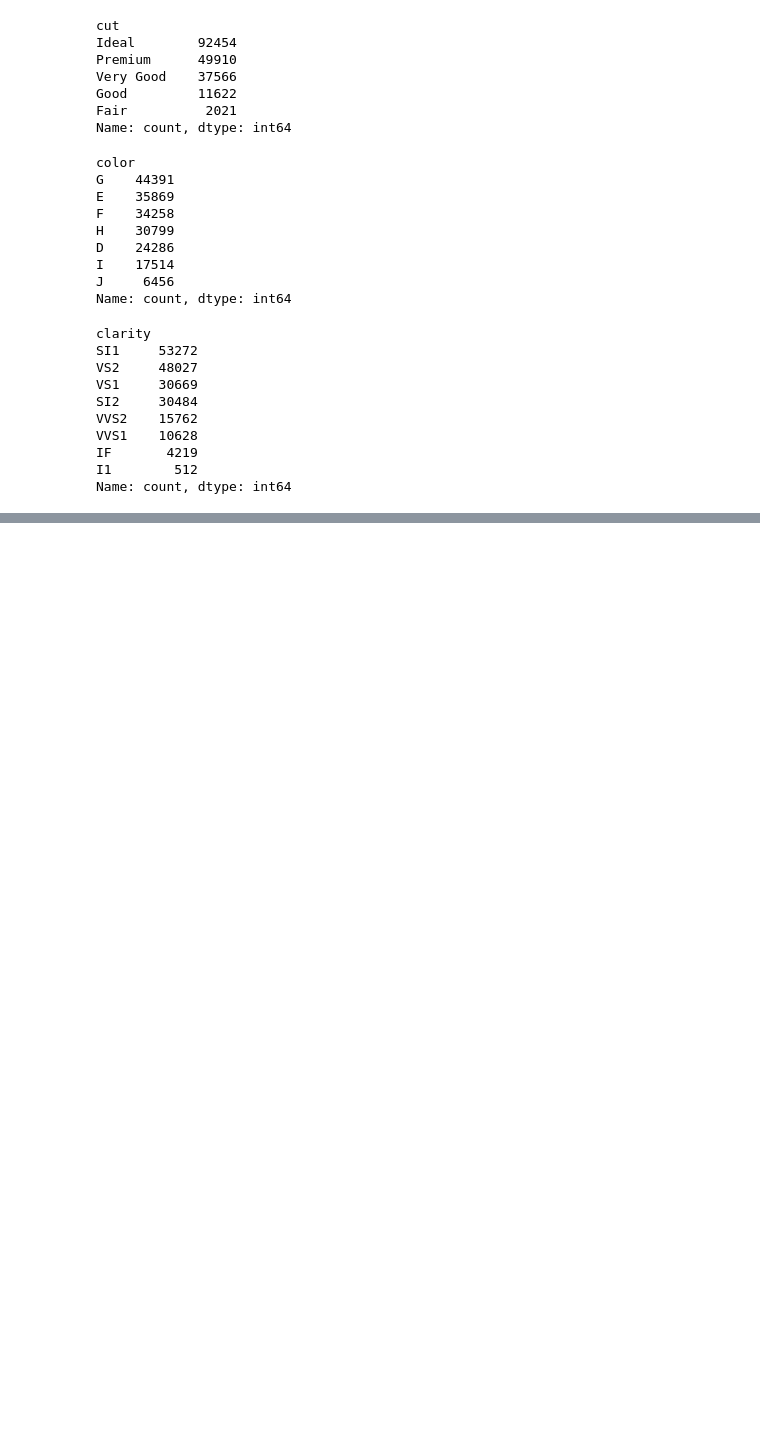
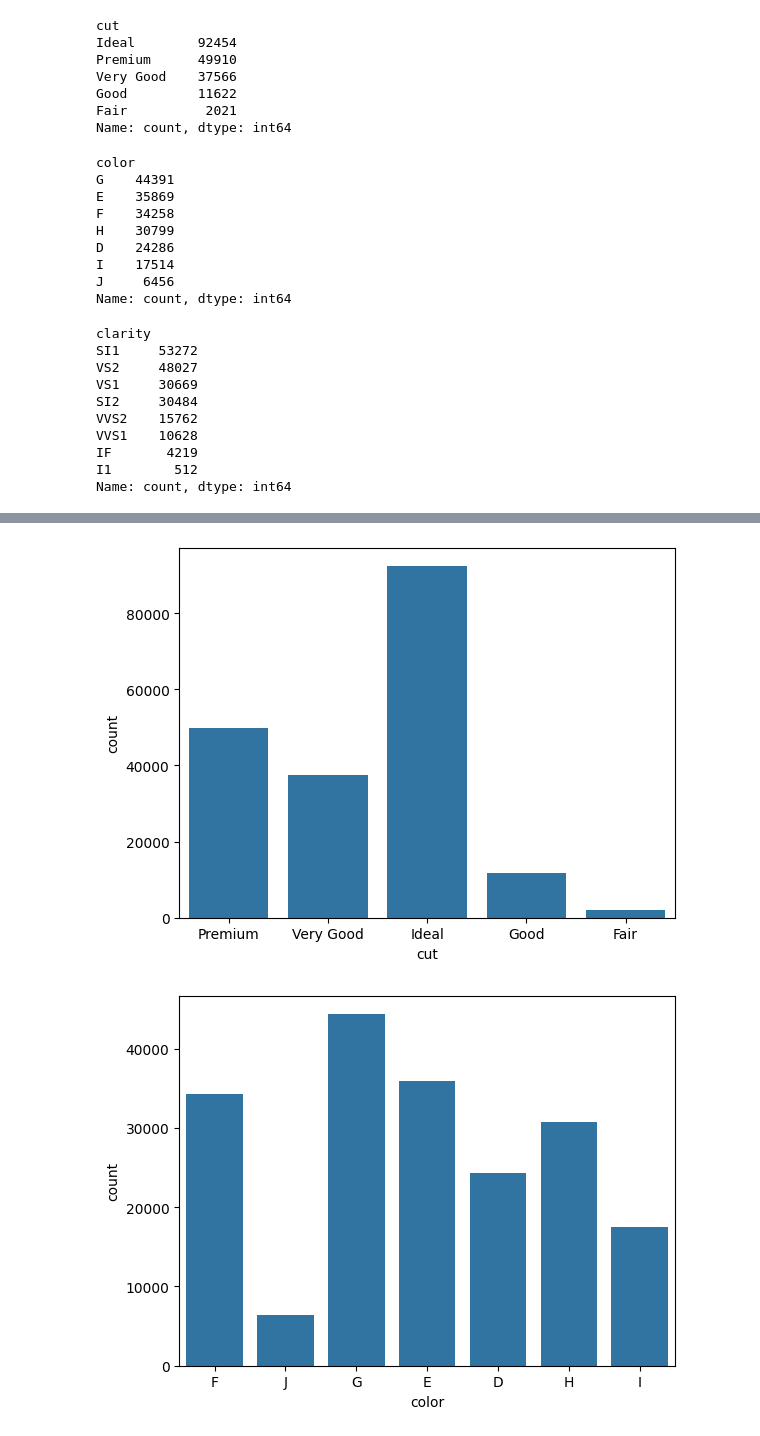
Before and after one commit to kunalshelke90/fsdsendtoend, a Jupyter notebook: notebooks/research.ipynb, the cells around one changed output, grey strips where cells are left out. Drawn from its saved outputs; the diff is of its cells as text; code cells hidden in the pictures; blank space fills up the shorter version.

```diff
--- a/notebooks/research.ipynb
+++ b/notebooks/research.ipynb
@@ -144,0 +160,8 @@ Name: count, dtype: int64
+# %%
+for col in categorical_columns:
+    sns.countplot(data=data,x=col)
+    print("\n")
+    plt.show()
+# %% [output]
+[figure, added]
+[figure, added]
```
Also changed, not shown: parts of 19 cells of this notebook.
